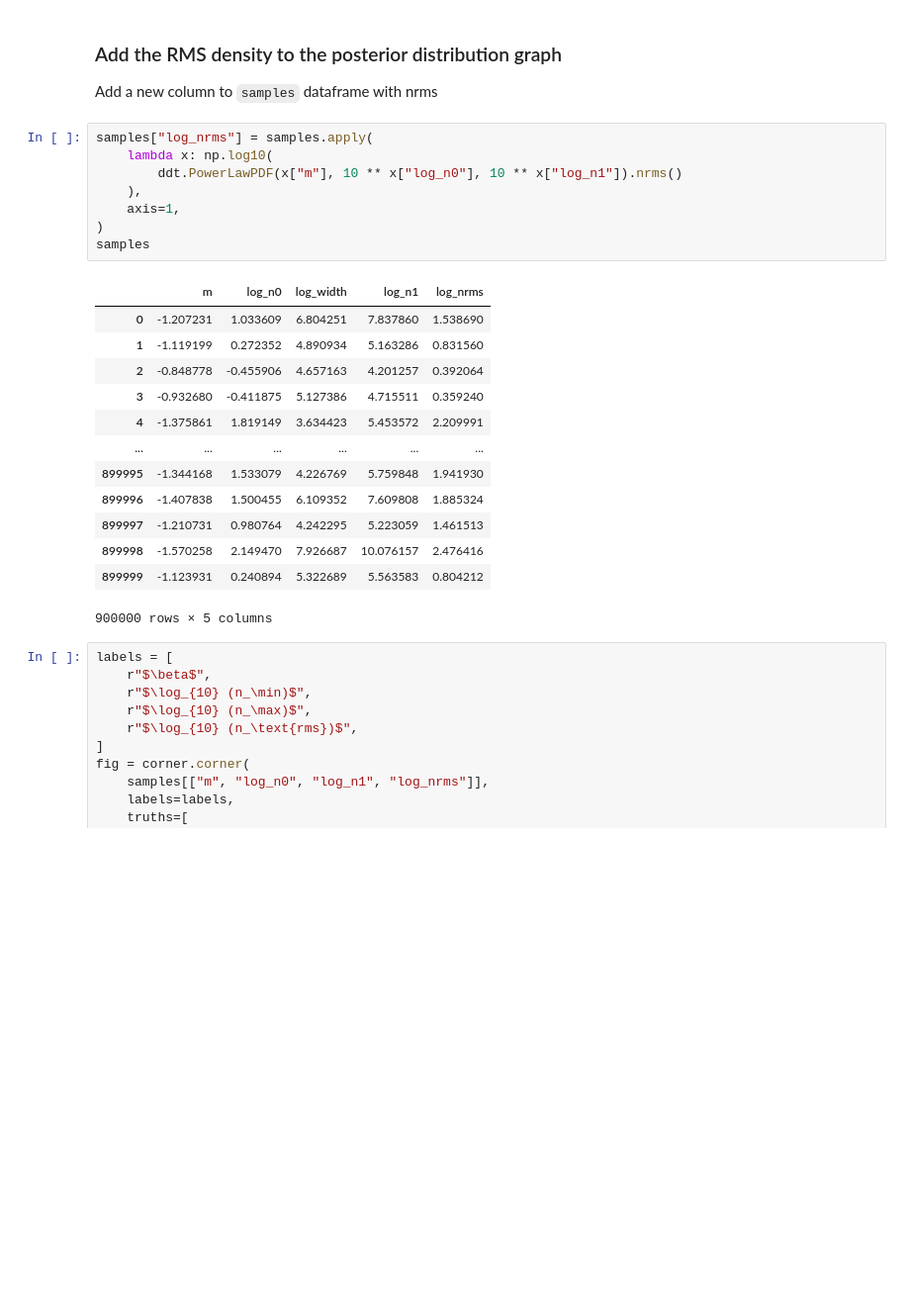
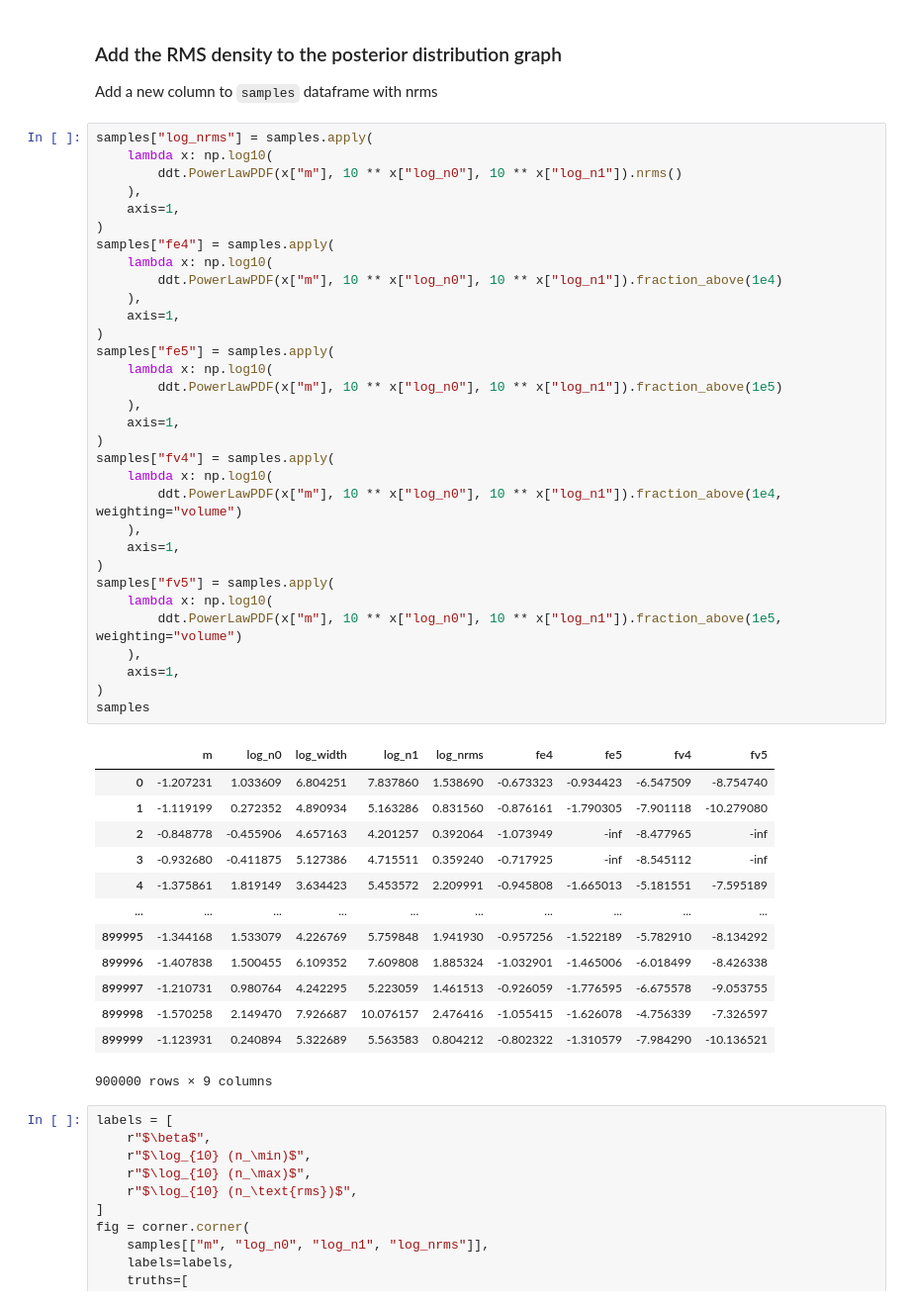
Before and after one commit to will-henney/hii-density-distribution, a Jupyter notebook: density_diagnostic_fit.ipynb, the cells around one changed output. Shown at 99% size. Cells and saved outputs as stored; diff of their text form; blank space fills up the shorter version.

```diff
--- a/density_diagnostic_fit.ipynb
+++ b/density_diagnostic_fit.ipynb
@@ -504,25 +504,49 @@ Add a new column to `samples` dataframe with nrms
 # %%
 samples["log_nrms"] = samples.apply(
     lambda x: np.log10(
         ddt.PowerLawPDF(x["m"], 10 ** x["log_n0"], 10 ** x["log_n1"]).nrms()
     ),
     axis=1,
 )
+samples["fe4"] = samples.apply(
+    lambda x: np.log10(
+        ddt.PowerLawPDF(x["m"], 10 ** x["log_n0"], 10 ** x["log_n1"]).fraction_above(1e4)
+    ),
+    axis=1,
+)
+samples["fe5"] = samples.apply(
+    lambda x: np.log10(
+        ddt.PowerLawPDF(x["m"], 10 ** x["log_n0"], 10 ** x["log_n1"]).fraction_above(1e5)
+    ),
+    axis=1,
+)
+samples["fv4"] = samples.apply(
+    lambda x: np.log10(
+        ddt.PowerLawPDF(x["m"], 10 ** x["log_n0"], 10 ** x["log_n1"]).fraction_above(1e4, weighting="volume")
+    ),
+    axis=1,
+)
+samples["fv5"] = samples.apply(
+    lambda x: np.log10(
+        ddt.PowerLawPDF(x["m"], 10 ** x["log_n0"], 10 ** x["log_n1"]).fraction_above(1e5, weighting="volume")
+    ),
+    axis=1,
+)
 samples
 # %% [output]
-|  | m | log_n0 | log_width | log_n1 | log_nrms |
-| 0 | -1.207231 | 1.033609 | 6.804251 | 7.837860 | 1.538690 |
-| 1 | -1.119199 | 0.272352 | 4.890934 | 5.163286 | 0.831560 |
-| 2 | -0.848778 | -0.455906 | 4.657163 | 4.201257 | 0.392064 |
-| 3 | -0.932680 | -0.411875 | 5.127386 | 4.715511 | 0.359240 |
-| 4 | -1.375861 | 1.819149 | 3.634423 | 5.453572 | 2.209991 |
-| ... | ... | ... | ... | ... | ... |
-| 899995 | -1.344168 | 1.533079 | 4.226769 | 5.759848 | 1.941930 |
-| 899996 | -1.407838 | 1.500455 | 6.109352 | 7.609808 | 1.885324 |
-| 899997 | -1.210731 | 0.980764 | 4.242295 | 5.223059 | 1.461513 |
-| 899998 | -1.570258 | 2.149470 | 7.926687 | 10.076157 | 2.476416 |
-| 899999 | -1.123931 | 0.240894 | 5.322689 | 5.563583 | 0.804212 |
+|  | m | log_n0 | log_width | log_n1 | log_nrms | fe4 | fe5 | fv4 | fv5 |
+| 0 | -1.207231 | 1.033609 | 6.804251 | 7.837860 | 1.538690 | -0.673323 | -0.934423 | -6.547509 | -8.754740 |
+| 1 | -1.119199 | 0.272352 | 4.890934 | 5.163286 | 0.831560 | -0.876161 | -1.790305 | -7.901118 | -10.279080 |
+| 2 | -0.848778 | -0.455906 | 4.657163 | 4.201257 | 0.392064 | -1.073949 | -inf | -8.477965 | -inf |
+| 3 | -0.932680 | -0.411875 | 5.127386 | 4.715511 | 0.359240 | -0.717925 | -inf | -8.545112 | -inf |
+| 4 | -1.375861 | 1.819149 | 3.634423 | 5.453572 | 2.209991 | -0.945808 | -1.665013 | -5.181551 | -7.595189 |
+| ... | ... | ... | ... | ... | ... | ... | ... | ... | ... |
+| 899995 | -1.344168 | 1.533079 | 4.226769 | 5.759848 | 1.941930 | -0.957256 | -1.522189 | -5.782910 | -8.134292 |
+| 899996 | -1.407838 | 1.500455 | 6.109352 | 7.609808 | 1.885324 | -1.032901 | -1.465006 | -6.018499 | -8.426338 |
+| 899997 | -1.210731 | 0.980764 | 4.242295 | 5.223059 | 1.461513 | -0.926059 | -1.776595 | -6.675578 | -9.053755 |
+| 899998 | -1.570258 | 2.149470 | 7.926687 | 10.076157 | 2.476416 | -1.055415 | -1.626078 | -4.756339 | -7.326597 |
+| 899999 | -1.123931 | 0.240894 | 5.322689 | 5.563583 | 0.804212 | -0.802322 | -1.310579 | -7.984290 | -10.136521 |
-900000 rows × 5 columns
+900000 rows × 9 columns
 # %%
 labels = [
     r"$\beta$",
```
Also changed, not shown: parts of 27 cells of this notebook, 17 other files.
